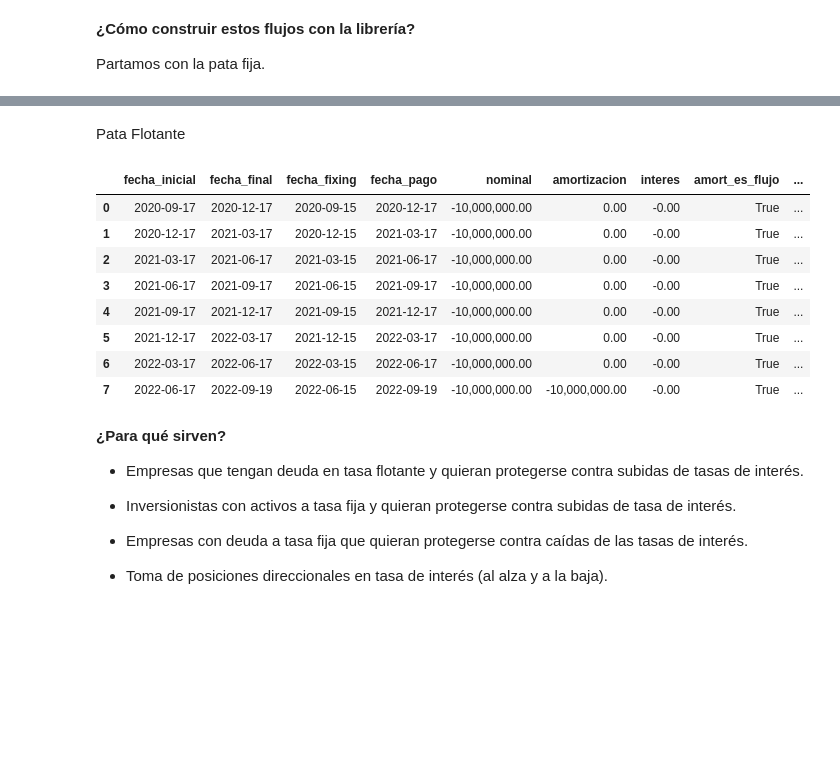
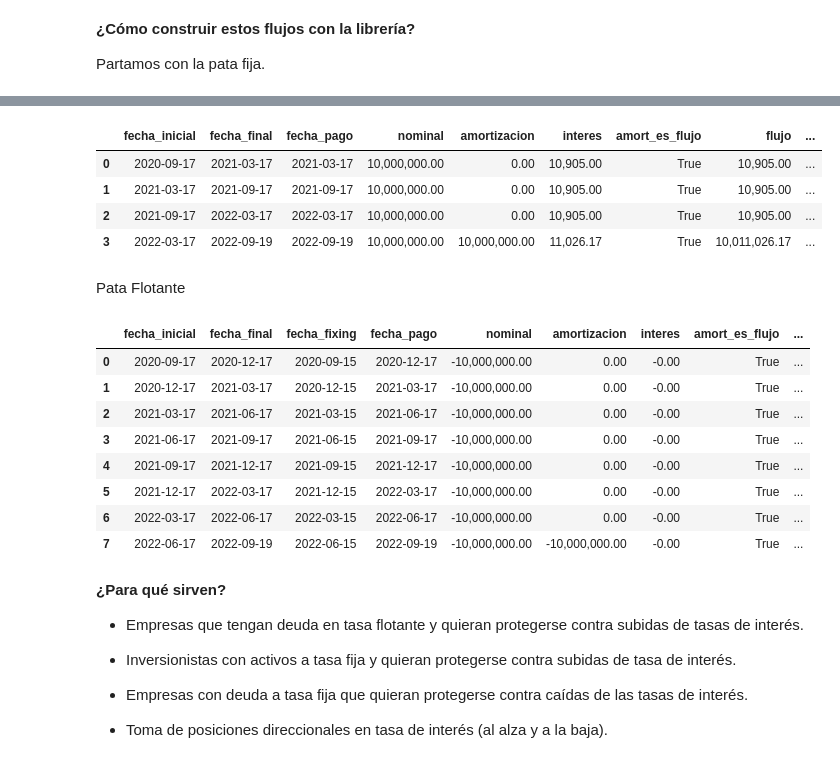
Before and after one commit to adiaz-efaa/mif-2020, a Jupyter notebook: 2_swaps_de_tasa_de_interes.ipynb, the cells around one changed output, grey strips where cells are left out. Cells and saved outputs as stored; diff of their text form; code cells hidden in the pictures; blank space fills up the shorter version.

```diff
--- a/2_swaps_de_tasa_de_interes.ipynb
+++ b/2_swaps_de_tasa_de_interes.ipynb
@@ -82,16 +89,17 @@ moneda = Qcf.QCUSD()
 es_bono = False
 
 # Se da de alta el objeto
-fixed_rate_leg = Qcf.LegFactory.build_bullet_fixed_rate_leg(rp,
-                                                            fecha_inicio,
-                                                            fecha_final,
-                                                            bus_adj_rule,
-                                                            periodicidad,
-                                                            periodo_irregular,
-                                                            bus_cal,
-                                                            lag_pago,
-                                                            nocional,
-                                                            amort_es_flujo,
-                                                            tasa_cupon,
-                                                            moneda,
-                                                            es_bono)
+fixed_rate_leg = Qcf.LegFactory.build_bullet_fixed_rate_leg(
+    rp,
+    fecha_inicio,
+    fecha_final,
+    bus_adj_rule,
+    periodicidad,
+    periodo_irregular,
+    bus_cal,
+    lag_pago,
+    nocional,
+    amort_es_flujo,
+    tasa_cupon,
+    moneda,
+    es_bono)
@@ -117,3 +106,11 @@ df.style.format(format_dict)
+# %%
+aux.show_leg(fixed_rate_leg, 'FixedRateCashflow').style.format(format_dict)
+# %% [output]
+|  | fecha_inicial | fecha_final | fecha_pago | nominal | amortizacion | interes | amort_es_flujo | flujo | ... |
+| 0 | 2020-09-17 | 2021-03-17 | 2021-03-17 | 10,000,000.00 | 0.00 | 10,905.00 | True | 10,905.00 | ... |
+| 1 | 2021-03-17 | 2021-09-17 | 2021-09-17 | 10,000,000.00 | 0.00 | 10,905.00 | True | 10,905.00 | ... |
+| 2 | 2021-09-17 | 2022-03-17 | 2022-03-17 | 10,000,000.00 | 0.00 | 10,905.00 | True | 10,905.00 | ... |
+| 3 | 2022-03-17 | 2022-09-19 | 2022-09-19 | 10,000,000.00 | 10,000,000.00 | 11,026.17 | True | 10,011,026.17 | ... |
 # %% [markdown]
 Pata Flotante
 # %%
@@ -155,25 +153,15 @@ ibor_leg = Qcf.LegFactory.build_bullet_ibor2_leg(rp, fecha_inicio, fecha_final,
-# %%
-# Se define un list donde almacenar los resultados de la función show
-tabla = []
-for i in range(0, ibor_leg.size()):
-    tabla.append(Qcf.show(ibor_leg.get_cashflow_at(i)))
-
-# Se utiliza tabla para inicializar el Dataframe
-columnas = Qcf.get_column_names('IborCashflow', '')
-df = pd.DataFrame(tabla, columns=columnas)
-
-# Se despliega la data en este formato
-df.style.format(format_dict)
-# %% [output]
-|  | fecha_inicial | fecha_final | fecha_fixing | fecha_pago | nominal | amortizacion | interes | amort_es_flujo | ... |
-| 0 | 2020-09-17 | 2020-12-17 | 2020-09-15 | 2020-12-17 | -10,000,000.00 | 0.00 | -0.00 | True | ... |
-| 1 | 2020-12-17 | 2021-03-17 | 2020-12-15 | 2021-03-17 | -10,000,000.00 | 0.00 | -0.00 | True | ... |
-| 2 | 2021-03-17 | 2021-06-17 | 2021-03-15 | 2021-06-17 | -10,000,000.00 | 0.00 | -0.00 | True | ... |
-| 3 | 2021-06-17 | 2021-09-17 | 2021-06-15 | 2021-09-17 | -10,000,000.00 | 0.00 | -0.00 | True | ... |
-| 4 | 2021-09-17 | 2021-12-17 | 2021-09-15 | 2021-12-17 | -10,000,000.00 | 0.00 | -0.00 | True | ... |
-| 5 | 2021-12-17 | 2022-03-17 | 2021-12-15 | 2022-03-17 | -10,000,000.00 | 0.00 | -0.00 | True | ... |
-| 6 | 2022-03-17 | 2022-06-17 | 2022-03-15 | 2022-06-17 | -10,000,000.00 | 0.00 | -0.00 | True | ... |
-| 7 | 2022-06-17 | 2022-09-19 | 2022-06-15 | 2022-09-19 | -10,000,000.00 | -10,000,000.00 | -0.00 | True | ... |
+# %%
+aux.show_leg(ibor_leg, 'IborCashflow').style.format(format_dict)
+# %% [output]
+|  | fecha_inicial | fecha_final | fecha_fixing | fecha_pago | nominal | amortizacion | interes | amort_es_flujo | ... |
+| 0 | 2020-09-17 | 2020-12-17 | 2020-09-15 | 2020-12-17 | -10,000,000.00 | 0.00 | -0.00 | True | ... |
+| 1 | 2020-12-17 | 2021-03-17 | 2020-12-15 | 2021-03-17 | -10,000,000.00 | 0.00 | -0.00 | True | ... |
+| 2 | 2021-03-17 | 2021-06-17 | 2021-03-15 | 2021-06-17 | -10,000,000.00 | 0.00 | -0.00 | True | ... |
+| 3 | 2021-06-17 | 2021-09-17 | 2021-06-15 | 2021-09-17 | -10,000,000.00 | 0.00 | -0.00 | True | ... |
+| 4 | 2021-09-17 | 2021-12-17 | 2021-09-15 | 2021-12-17 | -10,000,000.00 | 0.00 | -0.00 | True | ... |
+| 5 | 2021-12-17 | 2022-03-17 | 2021-12-15 | 2022-03-17 | -10,000,000.00 | 0.00 | -0.00 | True | ... |
+| 6 | 2022-03-17 | 2022-06-17 | 2022-03-15 | 2022-06-17 | -10,000,000.00 | 0.00 | -0.00 | True | ... |
+| 7 | 2022-06-17 | 2022-09-19 | 2022-06-15 | 2022-09-19 | -10,000,000.00 | -10,000,000.00 | -0.00 | True | ... |
 # %% [markdown]
 **¿Para qué sirven?**
 
```
Also changed, not shown: parts of 29 cells of this notebook, 4 other files.
